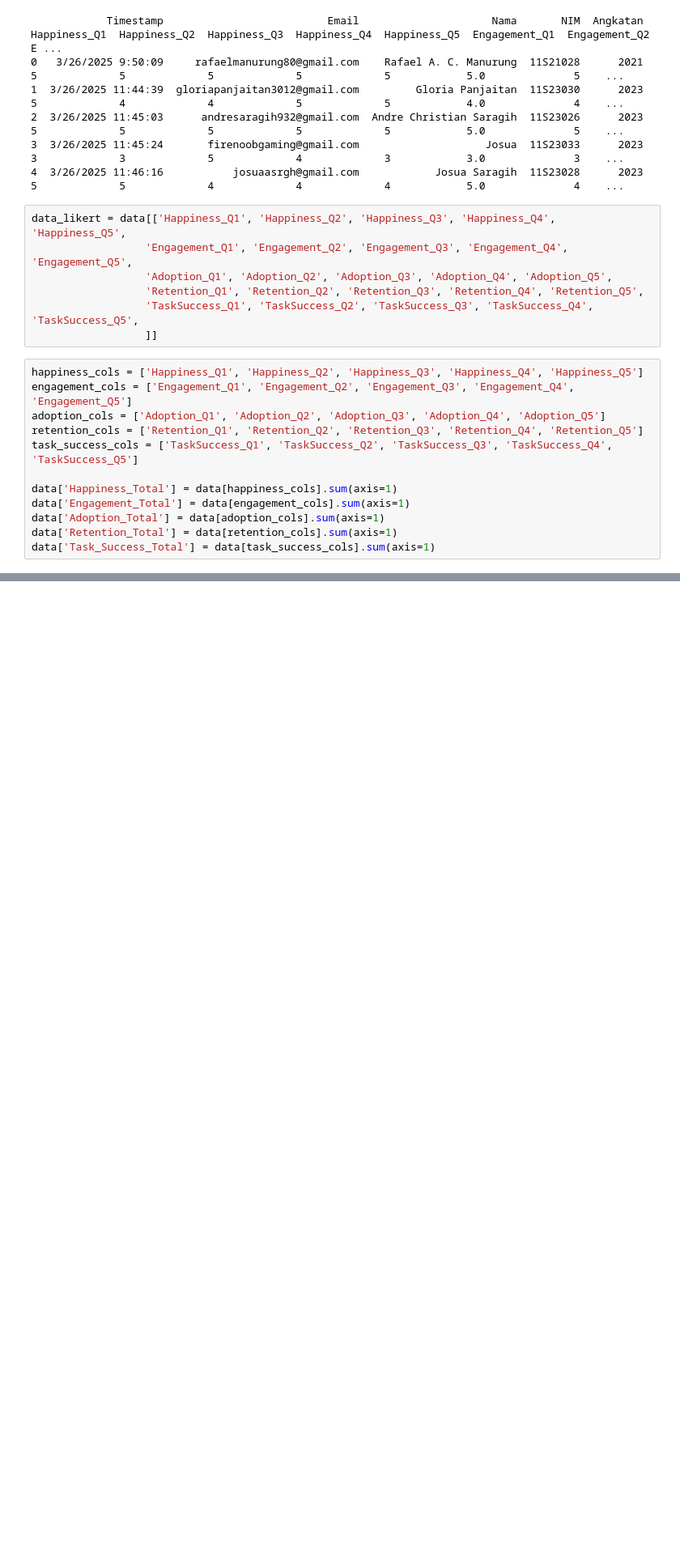
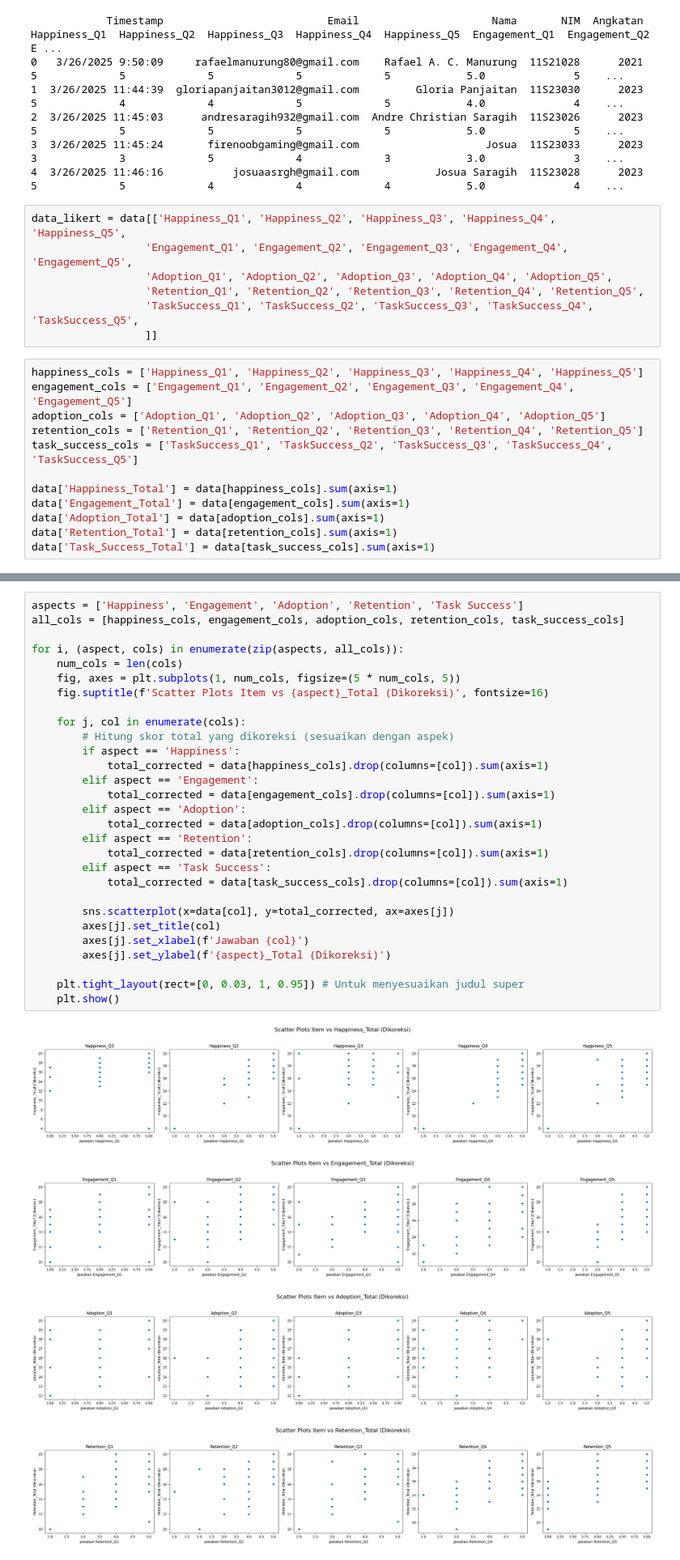
Before and after one commit to TRZs69/data-analysis, a Jupyter notebook: validity_test.ipynb, the cells around one changed output, grey strips where cells are left out. Shown at 81% size. Drawn from its saved outputs; the diff is of its cells as text; blank space fills up the shorter version.

```diff
--- a/validity_test.ipynb
+++ b/validity_test.ipynb
@@ -123,0 +147,34 @@ Cronbach Alpha untuk Aspek Task Success: 0.889
+# %%
+aspects = ['Happiness', 'Engagement', 'Adoption', 'Retention', 'Task Success']
+all_cols = [happiness_cols, engagement_cols, adoption_cols, retention_cols, task_success_cols]
+
+for i, (aspect, cols) in enumerate(zip(aspects, all_cols)):
+    num_cols = len(cols)
+    fig, axes = plt.subplots(1, num_cols, figsize=(5 * num_cols, 5))
+    fig.suptitle(f'Scatter Plots Item vs {aspect}_Total (Dikoreksi)', fontsize=16)
+
+    for j, col in enumerate(cols):
+        # Hitung skor total yang dikoreksi (sesuaikan dengan aspek)
+        if aspect == 'Happiness':
+            total_corrected = data[happiness_cols].drop(columns=[col]).sum(axis=1)
+        elif aspect == 'Engagement':
+            total_corrected = data[engagement_cols].drop(columns=[col]).sum(axis=1)
+        elif aspect == 'Adoption':
+            total_corrected = data[adoption_cols].drop(columns=[col]).sum(axis=1)
+        elif aspect == 'Retention':
+            total_corrected = data[retention_cols].drop(columns=[col]).sum(axis=1)
+        elif aspect == 'Task Success':
+            total_corrected = data[task_success_cols].drop(columns=[col]).sum(axis=1)
+
+        sns.scatterplot(x=data[col], y=total_corrected, ax=axes[j])
+        axes[j].set_title(col)
+        axes[j].set_xlabel(f'Jawaban {col}')
+        axes[j].set_ylabel(f'{aspect}_Total (Dikoreksi)')
+
+    plt.tight_layout(rect=[0, 0.03, 1, 0.95]) # Untuk menyesuaikan judul super
+    plt.show()
+# %% [output]
+[figure, added]
+[figure, added]
+[figure, added]
+[figure, added]
```
Also changed, not shown: parts of 16 cells of this notebook.
